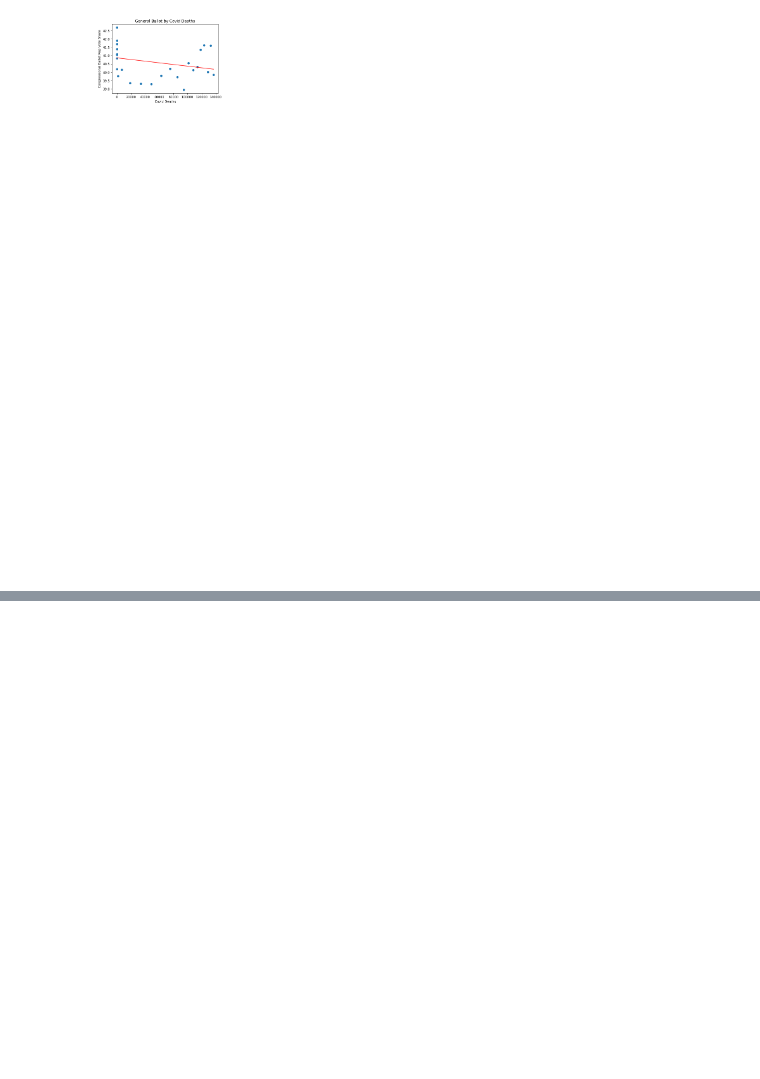
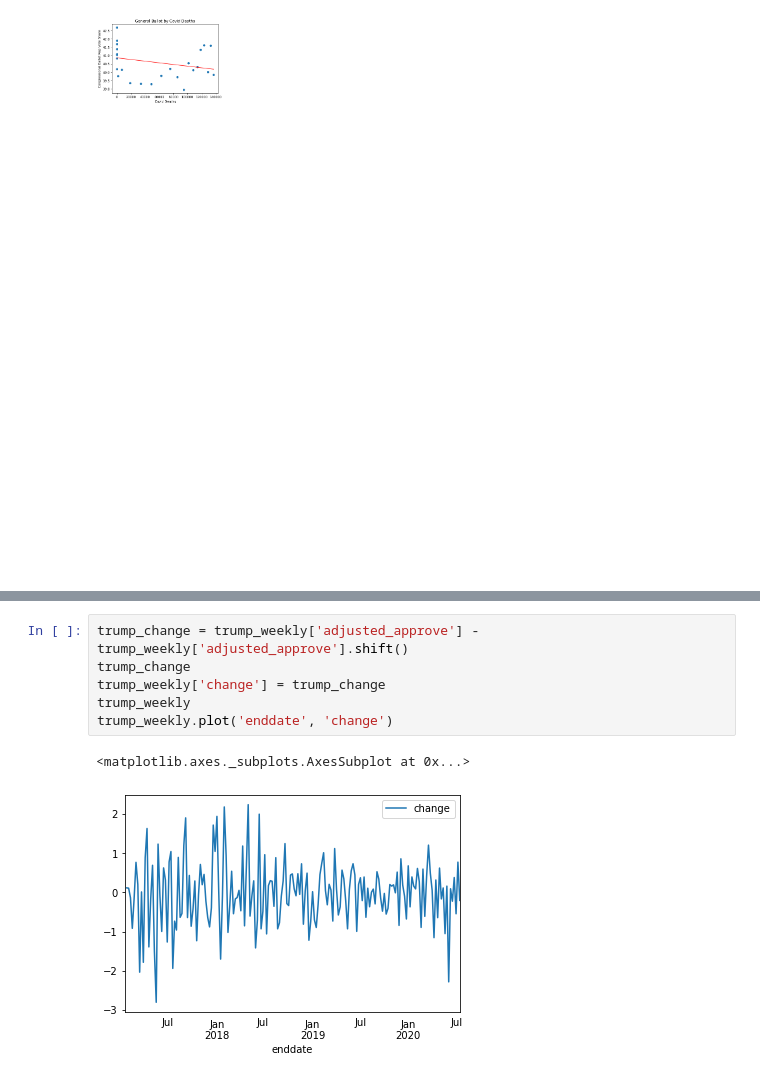
Before and after one commit to wrighhj/Group_2_Project_1, a Jupyter notebook: T-test.ipynb, the cells around one changed output, grey strips where cells are left out. Saved outputs shown, nothing was run; the diff lists cells and outputs as text; blank space fills up the shorter version.

```diff
--- a/T-test.ipynb
+++ b/T-test.ipynb
@@ -301,0 +417,9 @@ The r-squared is: 0.06668568957703314
+# %%
+trump_change = trump_weekly['adjusted_approve'] - trump_weekly['adjusted_approve'].shift()
+trump_change
+trump_weekly['change'] = trump_change
+trump_weekly
+trump_weekly.plot('enddate', 'change')
+# %% [output]
+<matplotlib.axes._subplots.AxesSubplot at 0x...>
+[figure, added]
```
Also changed, not shown: parts of 11 cells of this notebook.
